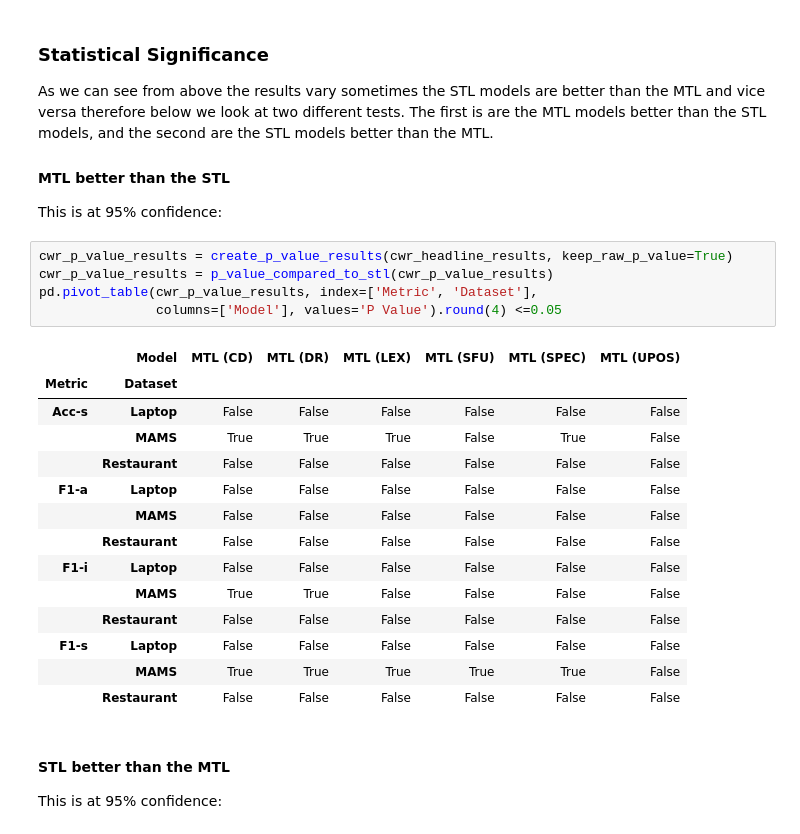
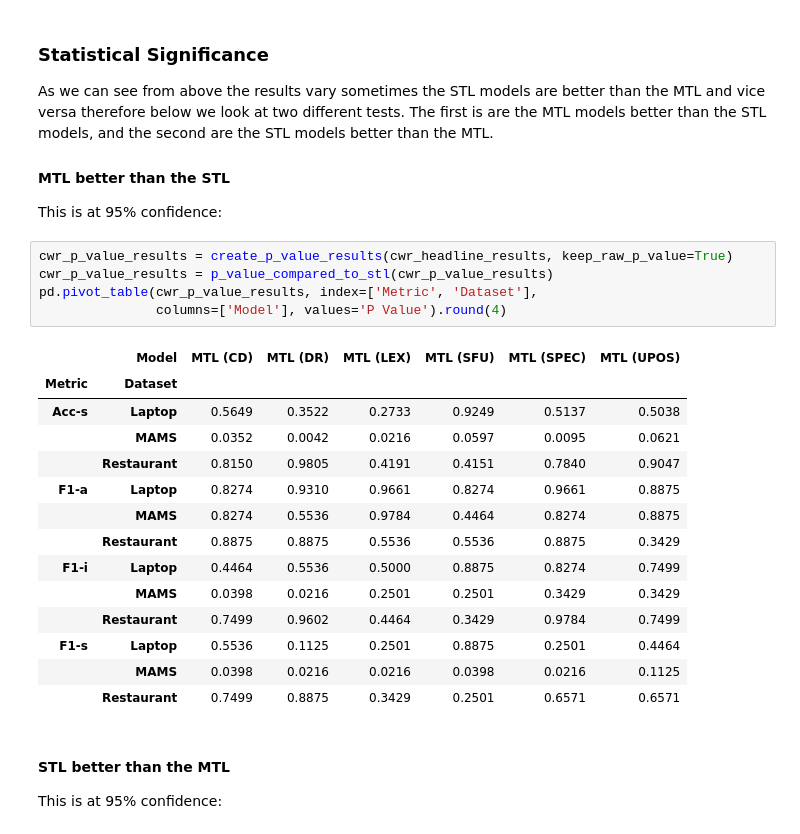
Before and after one commit to jerbarnes/multitask_negation_for_targeted_sentiment, a Jupyter notebook: notebooks/Speculation_Evaluation.ipynb, the cells around one changed output. Saved outputs shown, nothing was run; the diff lists cells and outputs as text.

Commit message:
Updated tables

```diff
--- a/notebooks/Speculation_Evaluation.ipynb
+++ b/notebooks/Speculation_Evaluation.ipynb
@@ -534,23 +534,23 @@ This is at 95% confidence:
 # %%
 cwr_p_value_results = create_p_value_results(cwr_headline_results, keep_raw_p_value=True)
 cwr_p_value_results = p_value_compared_to_stl(cwr_p_value_results)
 pd.pivot_table(cwr_p_value_results, index=['Metric', 'Dataset'],
-               columns=['Model'], values='P Value').round(4) <=0.05
+               columns=['Model'], values='P Value').round(4)
 # %% [output]
 |  | Model | MTL (CD) | MTL (DR) | MTL (LEX) | MTL (SFU) | MTL (SPEC) | MTL (UPOS) |
 | Metric | Dataset |  |  |  |  |  |  |
-| Acc-s | Laptop | False | False | False | False | False | False |
-|  | MAMS | True | True | True | False | True | False |
-|  | Restaurant | False | False | False | False | False | False |
-| F1-a | Laptop | False | False | False | False | False | False |
-|  | MAMS | False | False | False | False | False | False |
-|  | Restaurant | False | False | False | False | False | False |
-| F1-i | Laptop | False | False | False | False | False | False |
-|  | MAMS | True | True | False | False | False | False |
-|  | Restaurant | False | False | False | False | False | False |
-| F1-s | Laptop | False | False | False | False | False | False |
-|  | MAMS | True | True | True | True | True | False |
-|  | Restaurant | False | False | False | False | False | False |
+| Acc-s | Laptop | 0.5649 | 0.3522 | 0.2733 | 0.9249 | 0.5137 | 0.5038 |
+|  | MAMS | 0.0352 | 0.0042 | 0.0216 | 0.0597 | 0.0095 | 0.0621 |
+|  | Restaurant | 0.8150 | 0.9805 | 0.4191 | 0.4151 | 0.7840 | 0.9047 |
+| F1-a | Laptop | 0.8274 | 0.9310 | 0.9661 | 0.8274 | 0.9661 | 0.8875 |
+|  | MAMS | 0.8274 | 0.5536 | 0.9784 | 0.4464 | 0.8274 | 0.8875 |
+|  | Restaurant | 0.8875 | 0.8875 | 0.5536 | 0.5536 | 0.8875 | 0.3429 |
+| F1-i | Laptop | 0.4464 | 0.5536 | 0.5000 | 0.8875 | 0.8274 | 0.7499 |
+|  | MAMS | 0.0398 | 0.0216 | 0.2501 | 0.2501 | 0.3429 | 0.3429 |
+|  | Restaurant | 0.7499 | 0.9602 | 0.4464 | 0.3429 | 0.9784 | 0.7499 |
+| F1-s | Laptop | 0.5536 | 0.1125 | 0.2501 | 0.8875 | 0.2501 | 0.4464 |
+|  | MAMS | 0.0398 | 0.0216 | 0.0216 | 0.0398 | 0.0216 | 0.1125 |
+|  | Restaurant | 0.7499 | 0.8875 | 0.3429 | 0.2501 | 0.6571 | 0.6571 |
 # %% [markdown]
 
 #### STL better than the MTL
```
Also changed, not shown: parts of 3 cells of this notebook.
